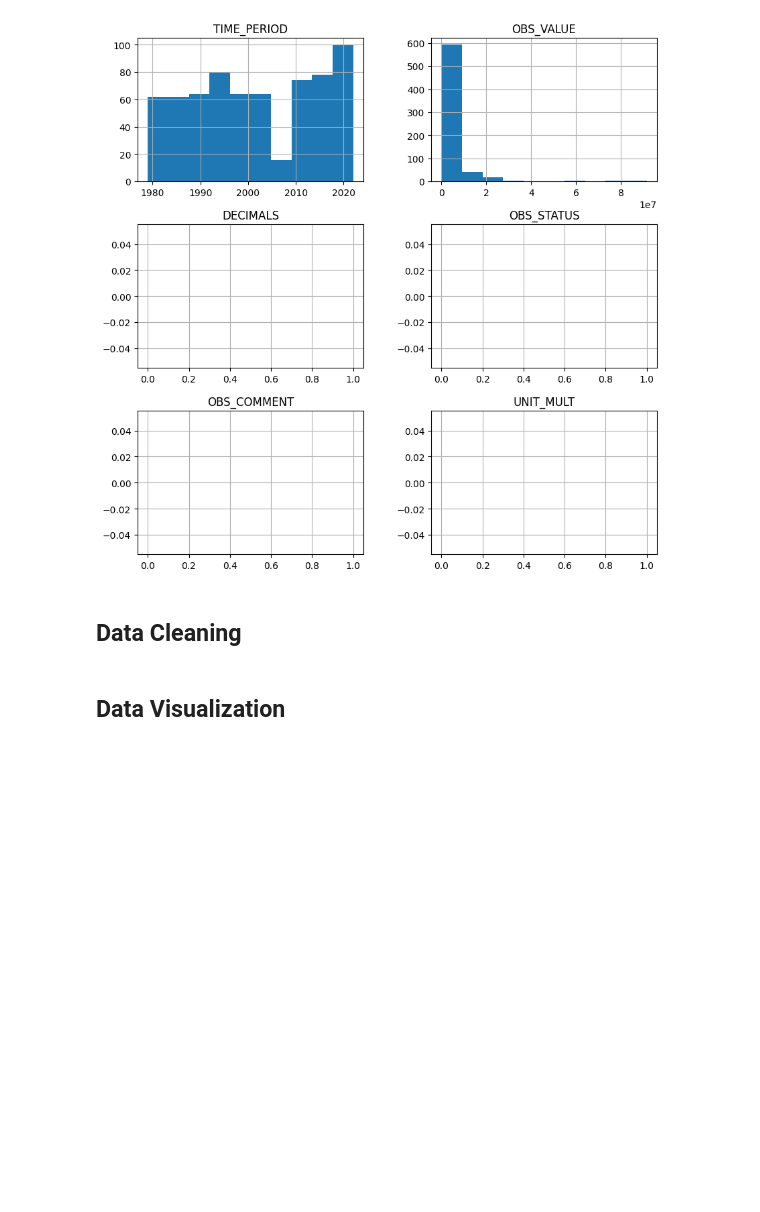
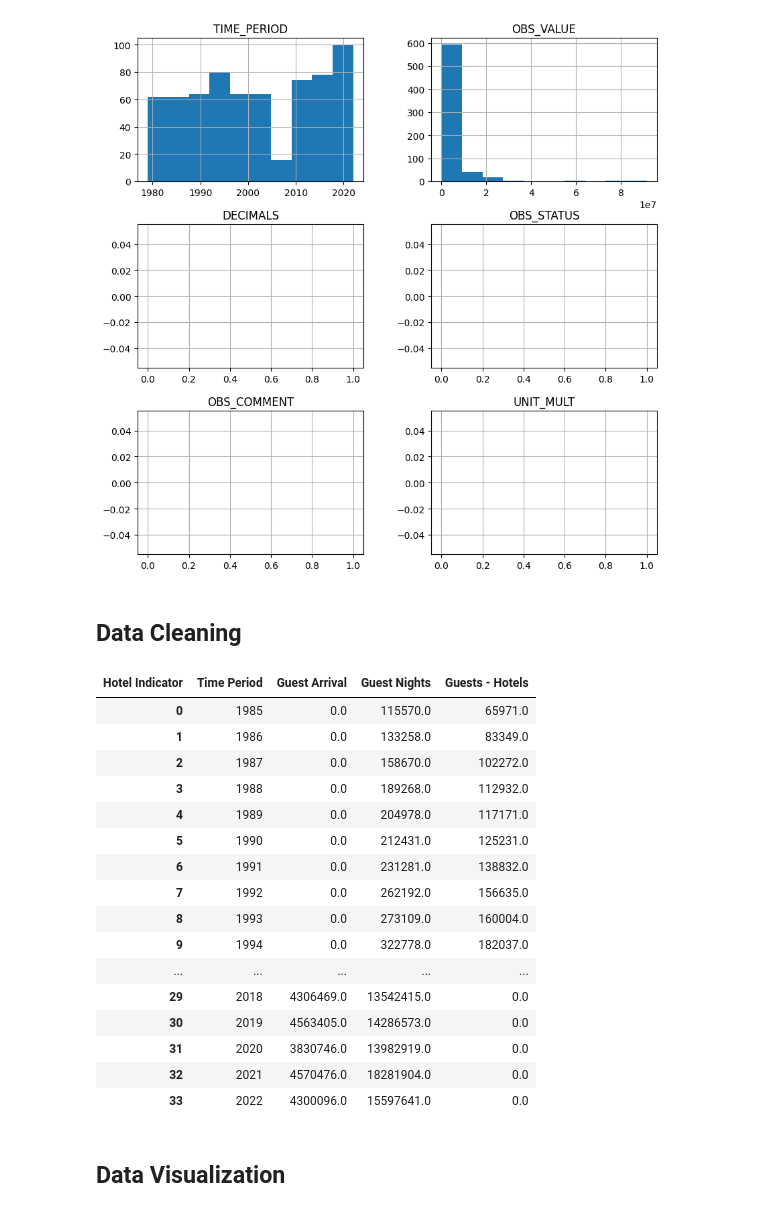
Before and after one commit to codyy6/Ocean-Dubai-House-Rental-and-Sales-Prediction, a Jupyter notebook: Tourism.ipynb, the cells around one changed output. Cells and saved outputs as stored; diff of their text form; code cells hidden in the pictures; blank space fills up the shorter version.

```diff
--- a/Tourism.ipynb
+++ b/Tourism.ipynb
@@ -142,3 +142,25 @@ guests_by_hotel_type_by_region_df = guests_by_hotel_type_by_region_df[guests_by_
 # %%
 cols_to_drop = [col for col in guests_by_hotel_type_by_region_df.columns if guests_by_hotel_type_by_region_df[col].nunique() == 1]
 guests_by_hotel_type_by_region_df = guests_by_hotel_type_by_region_df.drop(columns=cols_to_drop)
+# %%
+guests_by_hotel_type_by_region_df_pivot = guests_by_hotel_type_by_region_df.pivot(index='Time Period', columns='Hotel Indicator', values='Value').reset_index()
+# %%
+guests_by_hotel_type_by_region_df_pivot.fillna(0, inplace=True)
+# %% [output]
+| Hotel Indicator | Time Period | Guest Arrival | Guest Nights | Guests - Hotels |
+| 0 | 1985 | 0.0 | 115570.0 | 65971.0 |
+| 1 | 1986 | 0.0 | 133258.0 | 83349.0 |
+| 2 | 1987 | 0.0 | 158670.0 | 102272.0 |
+| 3 | 1988 | 0.0 | 189268.0 | 112932.0 |
+| 4 | 1989 | 0.0 | 204978.0 | 117171.0 |
+| 5 | 1990 | 0.0 | 212431.0 | 125231.0 |
+| 6 | 1991 | 0.0 | 231281.0 | 138832.0 |
+| 7 | 1992 | 0.0 | 262192.0 | 156635.0 |
+| 8 | 1993 | 0.0 | 273109.0 | 160004.0 |
+| 9 | 1994 | 0.0 | 322778.0 | 182037.0 |
+| ... | ... | ... | ... | ... |
+| 29 | 2018 | 4306469.0 | 13542415.0 | 0.0 |
+| 30 | 2019 | 4563405.0 | 14286573.0 | 0.0 |
+| 31 | 2020 | 3830746.0 | 13982919.0 | 0.0 |
+| 32 | 2021 | 4570476.0 | 18281904.0 | 0.0 |
+| 33 | 2022 | 4300096.0 | 15597641.0 | 0.0 |
```
Also changed, not shown: parts of 10 cells of this notebook, 2 other files.
